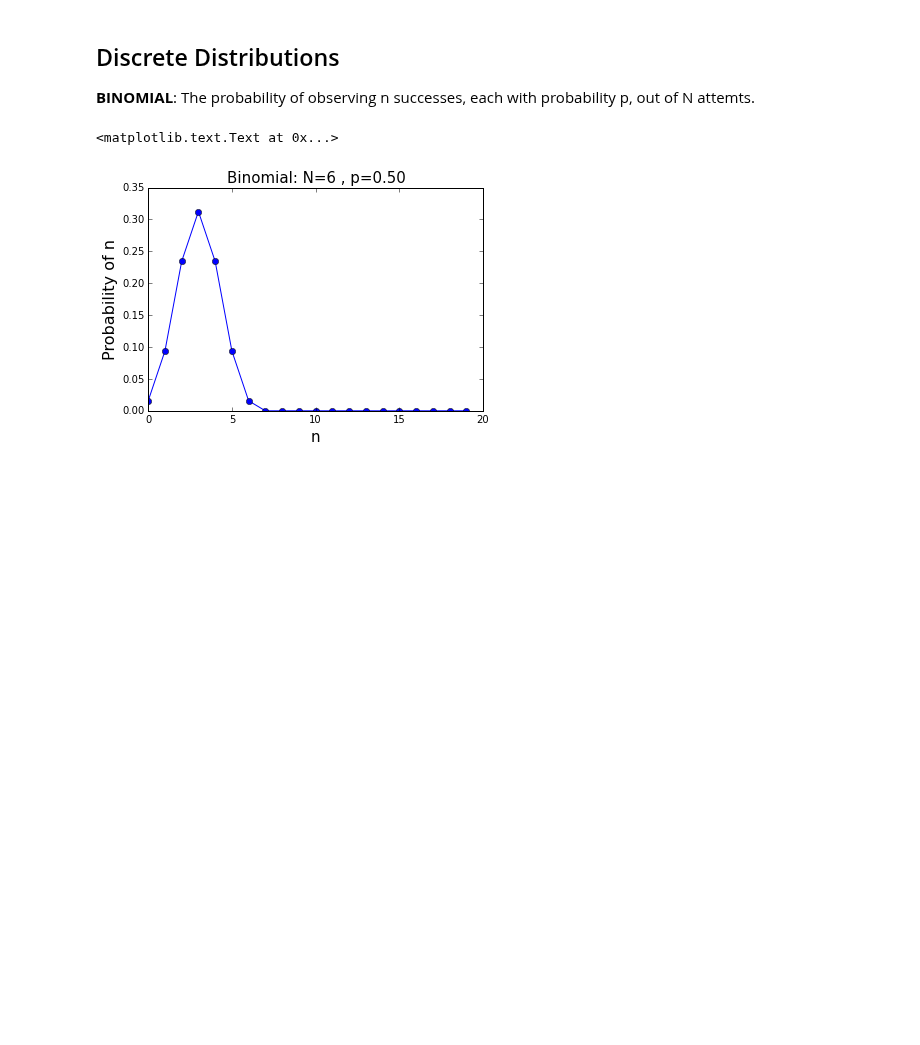
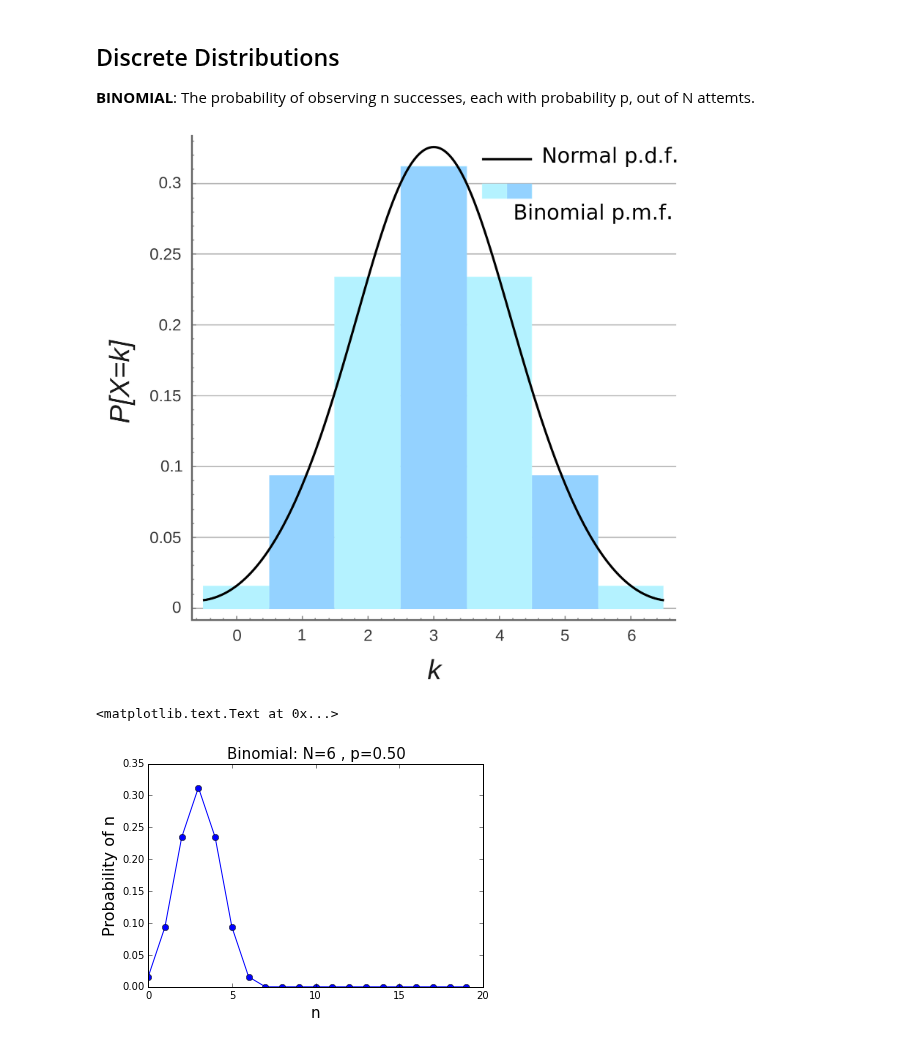
Before and after one commit to borjaeg/nlp_tests, a Jupyter notebook: Distributions.ipynb, the cells around one changed output. Drawn from its saved outputs; the diff is of its cells as text; code cells hidden in the pictures; blank space fills up the shorter version.

Commit message:
working with distributions and probability

```diff
--- a/Distributions.ipynb
+++ b/Distributions.ipynb
@@ -12,6 +12,12 @@ Populating the interactive namespace from numpy and matplotlib
 # %% [markdown]
 ## Discrete Distributions
 **BINOMIAL**: The probability of observing n successes, each with probability p, out of N attemts.
+# %%
+from IPython.display import Image
+Image('https://upload.wikimedia.org/wikipedia/commons/thumb/b/b7/Binomial_Distribution.svg/2000px-Binomial_Distribution.svg.png',
+     width = 800, height=200)
+# %% [output]
+[figure, added]
 # %%
 N = 6
 p = 0.5
```
Also changed, not shown: parts of 49 cells of this notebook, 3 other files.
